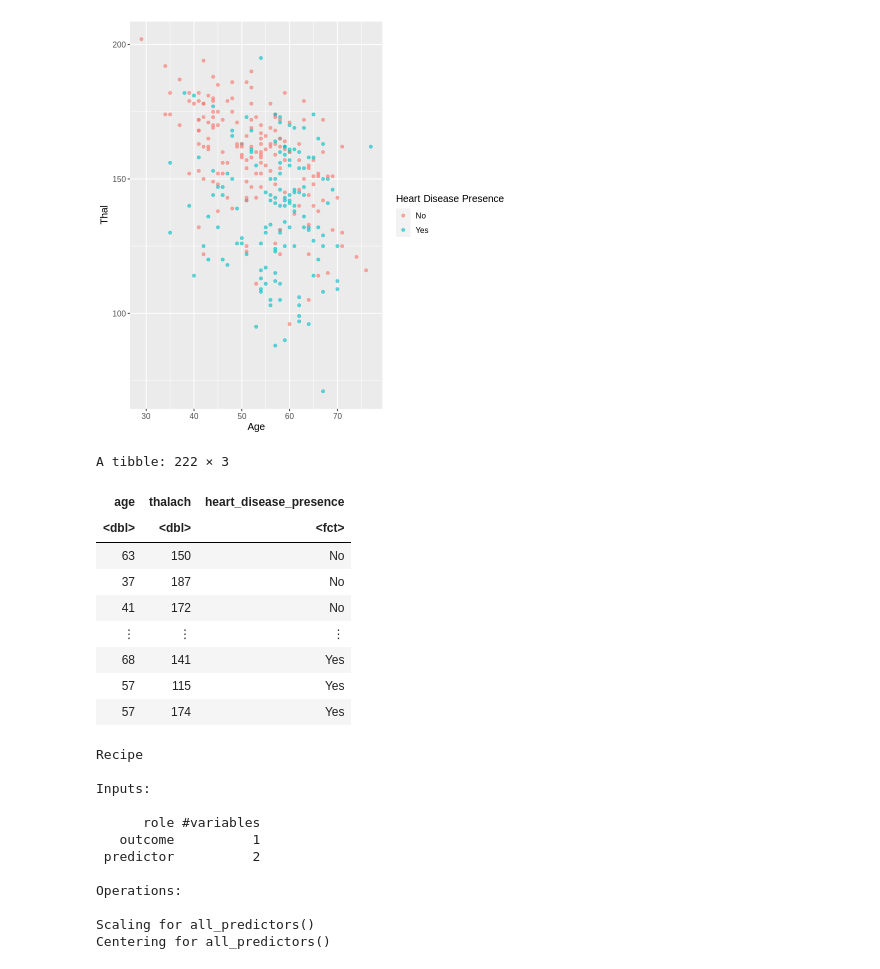
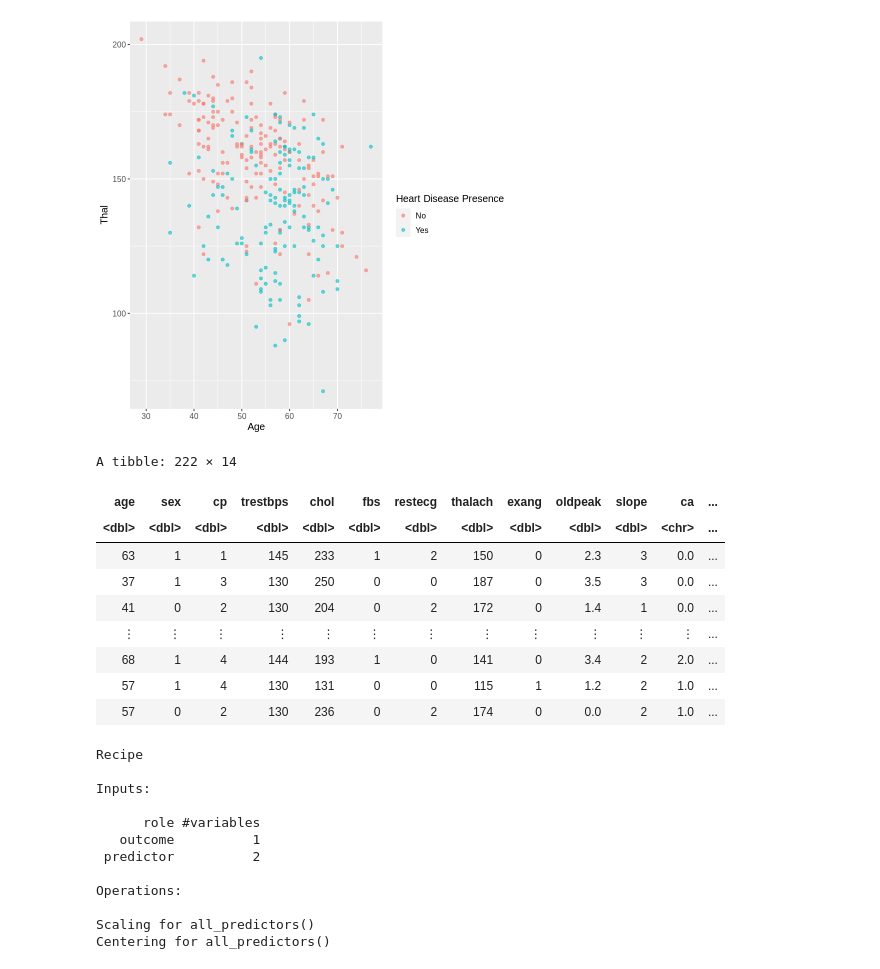
Before and after one commit to acorni02/dsci-100-2022w1-group-4, a Jupyter notebook: group_project_report.ipynb, the cells around one changed output. Drawn from its saved outputs; the diff is of its cells as text; code cells hidden in the pictures.

```diff
--- a/group_project_report.ipynb
+++ b/group_project_report.ipynb
@@ -77,16 +59,7 @@ heart_disease <- read_delim("https://archive.ics.uci.edu/ml/machine-learning-dat
                               slope = X11,
                               ca = X12,
                               thal = X13,
-                              num = X14) |>
-                    mutate(num = as_factor(num))
-#we still have to figure out how to remove the ? from the data, probably have to ask the TA.
-heart_disease<- heart_disease %>%
-mutate(num_edited = ifelse(num == 0, "No", ifelse(num == 1 | num == 2 | num == 3 | num == 4 , "Yes", NA)))
-remove_qm <- function(x){
-    ifelse(as.character(x) == "?", NA, x)
-    }
-
-heart_disease <- map_df(heart_disease, remove_qm) %>% na.omit()
+                              num = X14)
 heart_disease
 # %% [output]
 Rows: 303 Columns: 14
@@ -109,0 +83,11 @@ A tibble: 297 × 15
+# %%
+remove_qm <- function(x){
+    ifelse(as.character(x) == "?", NA, x)
+    }
+
+heart_disease_clean <- map_df(heart_disease, remove_qm) %>% na.omit()
+
+heart_disease <- heart_disease_clean |>
+    mutate(num_edited = ifelse(num == "0", "No", ifelse(num == 1 | num == 2 | num == 3 | num == 4 , "Yes", NA))) |>
+                mutate(num_edited = as_factor(num_edited))
+heart_disease
@@ -110,18 +105,16 @@ A tibble: 297 × 15
 # %%
 #summary of the data set
 # makes num the factor by which every predictor is being used to classify
-heart_disease <- heart_disease |>
-    mutate(heart_disease_presence = as_factor(num_edited))
 
 #shows the different categories that heart disease can be classified as
 heart_disease |>
-    pull(heart_disease_presence) |>
+    pull(num_edited) |>
     levels()
 
 #Show the percentage of the whole data that each level of severity makes up
 num_obs <- nrow(heart_disease)
 heart_disease |>
-    group_by(heart_disease_presence) |>
+    group_by(num_edited) |>
     summarize(
         count = n(),
         percentage = n() / num_obs * 100
@@ -149,26 +142,24 @@ age_thal
 # %%
 #classifyer
 set.seed(1)
 
-heart_disease<-select(heart_disease, age, thalach, heart_disease_presence)
-
-heart_disease_split <- initial_split(heart_disease, prop = .75, strata = heart_disease_presence)
+heart_disease_split <- initial_split(heart_disease, prop = .75, strata = num_edited)
 
 heart_disease_training <- training(heart_disease_split)
 
 heart_disease_testing <- testing(heart_disease_split)
 
 heart_disease_training
 # %% [output]
-A tibble: 222 × 3
+A tibble: 222 × 14
-| age | thalach | heart_disease_presence |
-| <dbl> | <dbl> | <fct> |
-| 63 | 150 | No |
-| 37 | 187 | No |
-| 41 | 172 | No |
-| ⋮ | ⋮ | ⋮ |
-| 68 | 141 | Yes |
-| 57 | 115 | Yes |
-| 57 | 174 | Yes |
+| age | sex | cp | trestbps | chol | fbs | restecg | thalach | exang | oldpeak | slope | ca | ... |
+| <dbl> | <dbl> | <dbl> | <dbl> | <dbl> | <dbl> | <dbl> | <dbl> | <dbl> | <dbl> | <dbl> | <chr> | ... |
+| 63 | 1 | 1 | 145 | 233 | 1 | 2 | 150 | 0 | 2.3 | 3 | 0.0 | ... |
+| 37 | 1 | 3 | 130 | 250 | 0 | 0 | 187 | 0 | 3.5 | 3 | 0.0 | ... |
+| 41 | 0 | 2 | 130 | 204 | 0 | 2 | 172 | 0 | 1.4 | 1 | 0.0 | ... |
+| ⋮ | ⋮ | ⋮ | ⋮ | ⋮ | ⋮ | ⋮ | ⋮ | ⋮ | ⋮ | ⋮ | ⋮ | ... |
+| 68 | 1 | 4 | 144 | 193 | 1 | 0 | 141 | 0 | 3.4 | 2 | 2.0 | ... |
+| 57 | 1 | 4 | 130 | 131 | 0 | 0 | 115 | 1 | 1.2 | 2 | 1.0 | ... |
+| 57 | 0 | 2 | 130 | 236 | 0 | 2 | 174 | 0 | 0.0 | 2 | 1.0 | ... |
 # %%
 #creating a recipe
```
Also changed, not shown: parts of 7 cells of this notebook.
